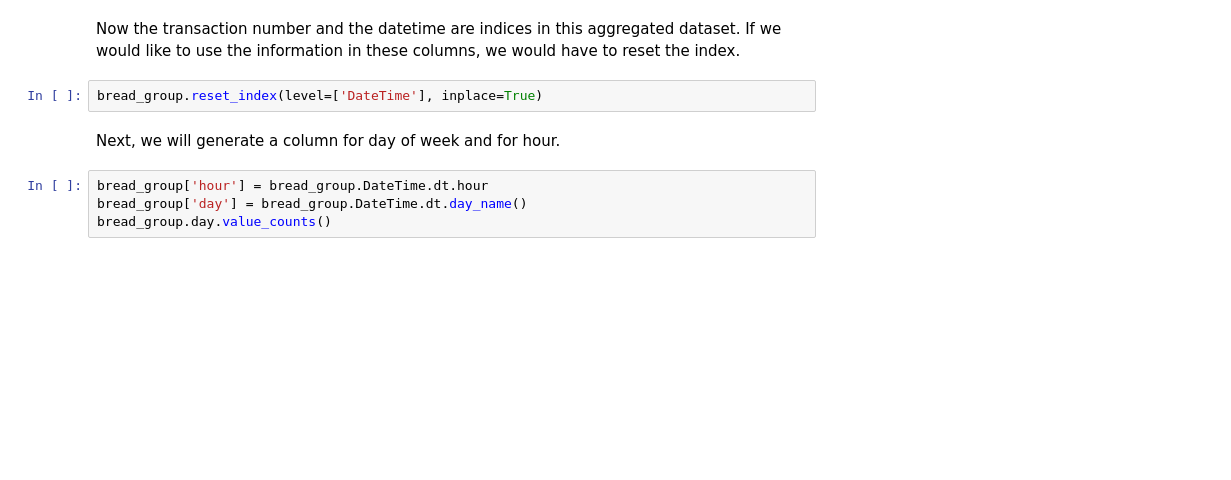
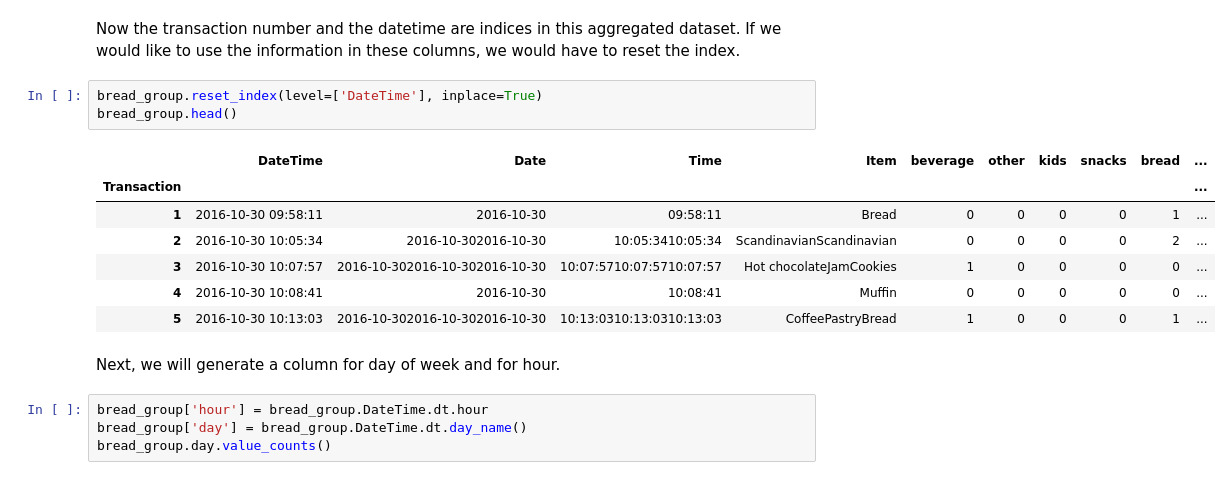
Before and after one commit to luislague/lab-unsupervised-learning-en, a Jupyter notebook: learning/Unsupervised Learning Guided Lesson.ipynb, the cells around one changed output. Drawn from its saved outputs; the diff is of its cells as text; blank space fills up the shorter version.

```diff
--- a/learning/Unsupervised Learning Guided Lesson.ipynb
+++ b/learning/Unsupervised Learning Guided Lesson.ipynb
@@ -178,6 +187,15 @@ bread_group.head()
 Now the transaction number and the datetime are indices in this aggregated dataset. If we would like to use the information in these columns, we would have to reset the index.
 # %%
 bread_group.reset_index(level=['DateTime'], inplace=True)
+bread_group.head()
+# %% [output]
+|  | DateTime | Date | Time | Item | beverage | other | kids | snacks | bread | ... |
+| Transaction |  |  |  |  |  |  |  |  |  | ... |
+| 1 | 2016-10-30 09:58:11 | 2016-10-30 | 09:58:11 | Bread | 0 | 0 | 0 | 0 | 1 | ... |
+| 2 | 2016-10-30 10:05:34 | 2016-10-302016-10-30 | 10:05:3410:05:34 | ScandinavianScandinavian | 0 | 0 | 0 | 0 | 2 | ... |
+| 3 | 2016-10-30 10:07:57 | 2016-10-302016-10-302016-10-30 | 10:07:5710:07:5710:07:57 | Hot chocolateJamCookies | 1 | 0 | 0 | 0 | 0 | ... |
+| 4 | 2016-10-30 10:08:41 | 2016-10-30 | 10:08:41 | Muffin | 0 | 0 | 0 | 0 | 0 | ... |
+| 5 | 2016-10-30 10:13:03 | 2016-10-302016-10-302016-10-30 | 10:13:0310:13:0310:13:03 | CoffeePastryBread | 1 | 0 | 0 | 0 | 1 | ... |
 # %% [markdown]
 Next, we will generate a column for day of week and for hour.
 # %%
```
Also changed, not shown: parts of 11 cells of this notebook, 3 other files.
